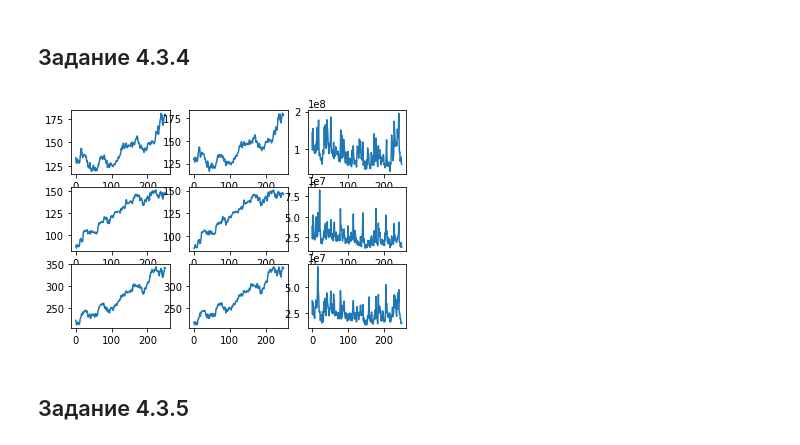
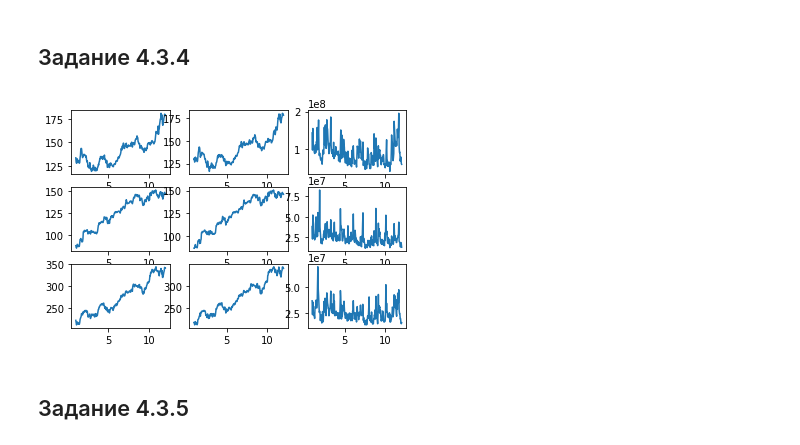
Before and after one commit to AndreyVAAVA/AI_RTU_MIREA, a Jupyter notebook: notebooks/FirstPractice.ipynb, the cells around one changed output. Cells and saved outputs as stored; diff of their text form; code cells hidden in the pictures.

Commit message:
Made some changes in way plots are build

```diff
--- a/notebooks/FirstPractice.ipynb
+++ b/notebooks/FirstPractice.ipynb
@@ -131,21 +131,24 @@ plt.scatter(x, arr)
 # %%
 ## I masked path, so no one can one my own home pc path
 df = pd.read_csv("AAPL.csv")
+x = np.linspace(1, 12, df.Open.size)
 fig, ax = plt.subplots(nrows=3, ncols=3)
-ax[0, 0].plot(df.Open)
-ax[0, 1].plot(df.Close)
-ax[0, 2].plot(df.Volume)
+ax[0, 0].plot(x, df.Open)
+ax[0, 1].plot(x, df.Close)
+ax[0, 2].plot(x, df.Volume)
 df1 = pd.read_csv("GOOG.csv")
-ax[1, 0].plot(df1.Open)
-ax[1, 1].plot(df1.Close)
-ax[1, 2].plot(df1.Volume)
+x1 = np.linspace(1, 12, df1.Open.size)
+ax[1, 0].plot(x1, df1.Open)
+ax[1, 1].plot(x1, df1.Close)
+ax[1, 2].plot(x1, df1.Volume)
 df2 = pd.read_csv("MSFT.csv")
-ax[2, 0].plot(df2.Open)
-ax[2, 1].plot(df2.Close)
-ax[2, 2].plot(df2.Volume)
+x2 = np.linspace(1, 12, df2.Open.size)
+ax[2, 0].plot(x2, df2.Open)
+ax[2, 1].plot(x2, df2.Close)
+ax[2, 2].plot(x2, df2.Volume)
 plt.show()
 # %% [output]
-[figure, old version]
+[figure, new version]
 # %% [markdown]
 ## Задание 4.3.5
 # %%
```
Also changed, not shown: parts of 2 cells of this notebook.
